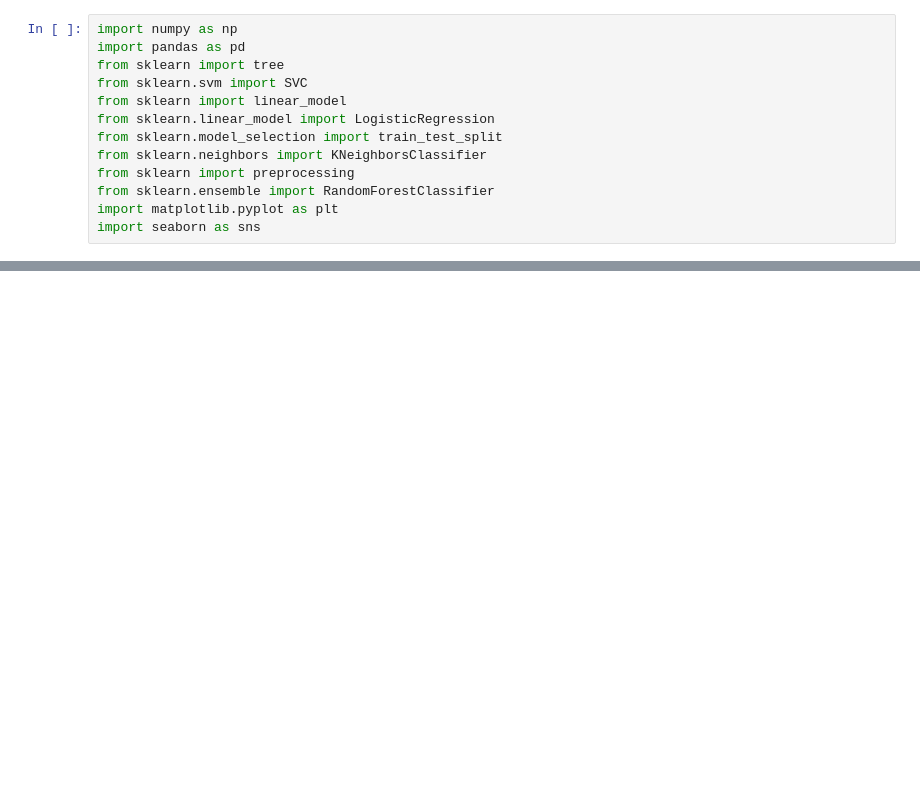
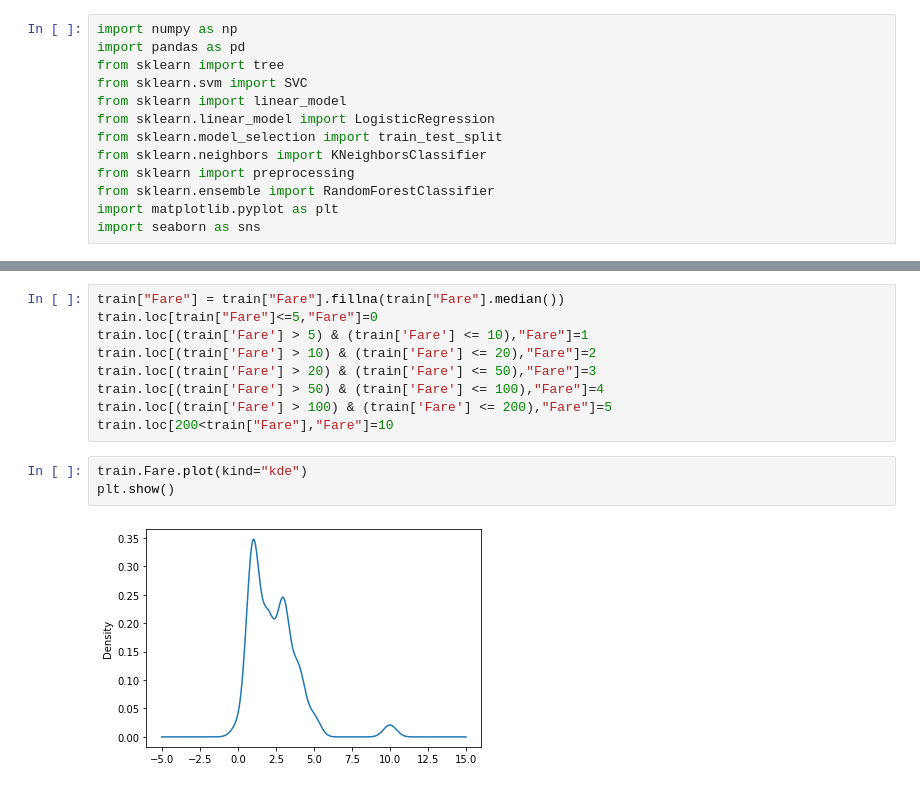
Before and after one commit to rishabh-runwal/kaggle-titanic, a Jupyter notebook: Titanic-Challenge.ipynb, the cells around one changed output, grey strips where cells are left out. Cells and saved outputs as stored; diff of their text form; blank space fills up the shorter version.

```diff
--- a/Titanic-Challenge.ipynb
+++ b/Titanic-Challenge.ipynb
@@ -32,0 +38,14 @@ train.head(10)
+# %%
+train["Fare"] = train["Fare"].fillna(train["Fare"].median())
+train.loc[train["Fare"]<=5,"Fare"]=0
+train.loc[(train['Fare'] > 5) & (train['Fare'] <= 10),"Fare"]=1
+train.loc[(train['Fare'] > 10) & (train['Fare'] <= 20),"Fare"]=2
+train.loc[(train['Fare'] > 20) & (train['Fare'] <= 50),"Fare"]=3
+train.loc[(train['Fare'] > 50) & (train['Fare'] <= 100),"Fare"]=4
+train.loc[(train['Fare'] > 100) & (train['Fare'] <= 200),"Fare"]=5
+train.loc[200<train["Fare"],"Fare"]=10
+# %%
+train.Fare.plot(kind="kde")
+plt.show()
+# %% [output]
+[figure, added]
```
Also changed, not shown: parts of 7 cells of this notebook.
